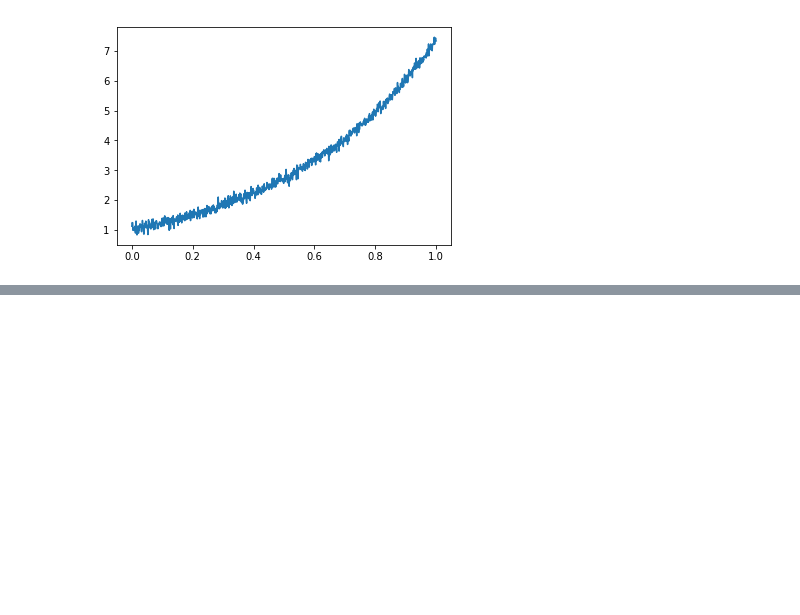
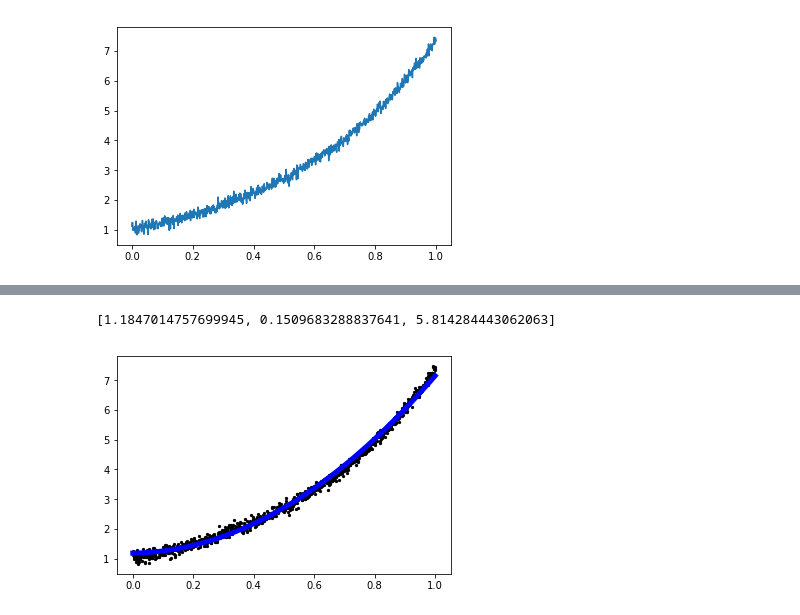
Before and after one commit to tomsan61065/DL, a Jupyter notebook: hw1/hw1_2-4.ipynb, the cells around one changed output, grey strips where cells are left out. Saved outputs shown, nothing was run; the diff lists cells and outputs as text; code cells hidden in the pictures; blank space fills up the shorter version.

```diff
--- a/hw1/hw1_2-4.ipynb
+++ b/hw1/hw1_2-4.ipynb
@@ -170,0 +195,9 @@ print([θ0, θ1, θ2])
+# %%
+predictY = dataX*dataX*θ2 + dataX * θ1 + θ0
+
+plt.scatter(dataX, dataY, color="black", s=5)
+plt.plot(dataX, predictY, color="blue", linewidth=5)
+print([θ0[0], θ1[0], θ2[0]])
+# %% [output]
+[1.1847014757699945, 0.1509683288837641, 5.814284443062063]
+[figure, added]
```
Also changed, not shown: parts of 3 cells of this notebook, 1 other file.
